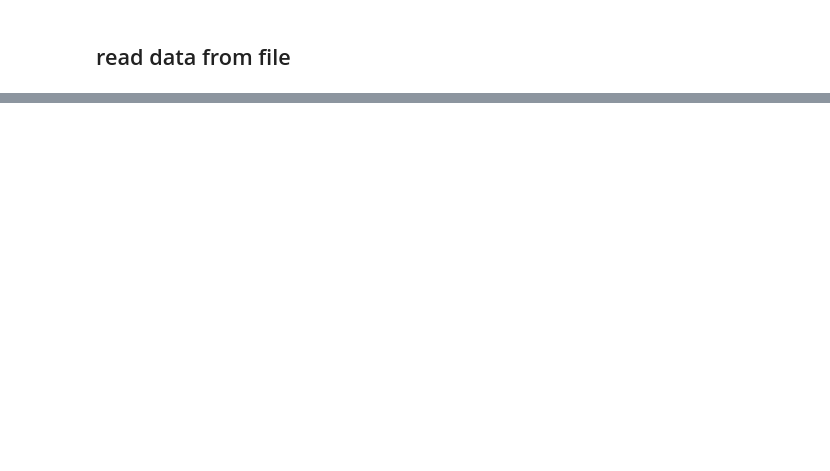
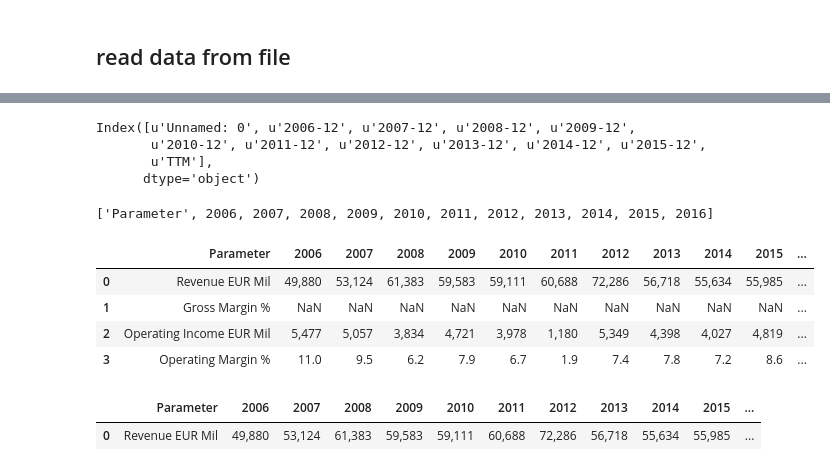
Before and after one commit to phermes/quant, a Jupyter notebook: sqlstockdb.ipynb, the cells around one changed output, grey strips where cells are left out. Drawn from its saved outputs; the diff is of its cells as text; code cells hidden in the pictures; blank space fills up the shorter version.

```diff
--- a/sqlstockdb.ipynb
+++ b/sqlstockdb.ipynb
@@ -97,0 +36,8 @@ CREATE TABLE policy_property (
+# %%
+for i,v in enumerate(b.data.Entity.values):
+
+    categories = ['Current assets','Non-current assets',"Liabilities and stockholders' equity",
+                  "Current liabilities"]
+
+    if v in categories:
+        print v, i
@@ -97,0 +402,37 @@ CREATE TABLE policy_property (
+# %%
+df = pd.read_csv('XETRA_ms_keyratios/MUV2-MUENCH.RUECKVERS.VNA-O.N..csv',skiprows=2)
+# %%
+df.columns
+# %% [output]
+Index([u'Unnamed: 0', u'2006-12', u'2007-12', u'2008-12', u'2009-12',
+       u'2010-12', u'2011-12', u'2012-12', u'2013-12', u'2014-12', u'2015-12',
+       u'TTM'],
+      dtype='object')
+# %%
+newcols = []
+for i in df.columns:
+    if 'Unnamed' in i:
+        newcols.append('Parameter')
+    elif i=='TTM':
+        newcols.append(2016)
+    else:
+        newcols.append(int(i.split('-')[0]))
+# %%
+newcols
+# %% [output]
+['Parameter', 2006, 2007, 2008, 2009, 2010, 2011, 2012, 2013, 2014, 2015, 2016]
+# %%
+df.columns = newcols
+# %%
+df[0:4]
+# %% [output]
+|  | Parameter | 2006 | 2007 | 2008 | 2009 | 2010 | 2011 | 2012 | 2013 | 2014 | 2015 | ... |
+| 0 | Revenue EUR Mil | 49,880 | 53,124 | 61,383 | 59,583 | 59,111 | 60,688 | 72,286 | 56,718 | 55,634 | 55,985 | ... |
+| 1 | Gross Margin % | NaN | NaN | NaN | NaN | NaN | NaN | NaN | NaN | NaN | NaN | ... |
+| 2 | Operating Income EUR Mil | 5,477 | 5,057 | 3,834 | 4,721 | 3,978 | 1,180 | 5,349 | 4,398 | 4,027 | 4,819 | ... |
+| 3 | Operating Margin % | 11.0 | 9.5 | 6.2 | 7.9 | 6.7 | 1.9 | 7.4 | 7.8 | 7.2 | 8.6 | ... |
+# %%
+df[df.Parameter=='Revenue EUR Mil']
+# %% [output]
+|  | Parameter | 2006 | 2007 | 2008 | 2009 | 2010 | 2011 | 2012 | 2013 | 2014 | 2015 | ... |
+| 0 | Revenue EUR Mil | 49,880 | 53,124 | 61,383 | 59,583 | 59,111 | 60,688 | 72,286 | 56,718 | 55,634 | 55,985 | ... |
```
Also changed, not shown: parts of 34 cells of this notebook, 1 other file.
